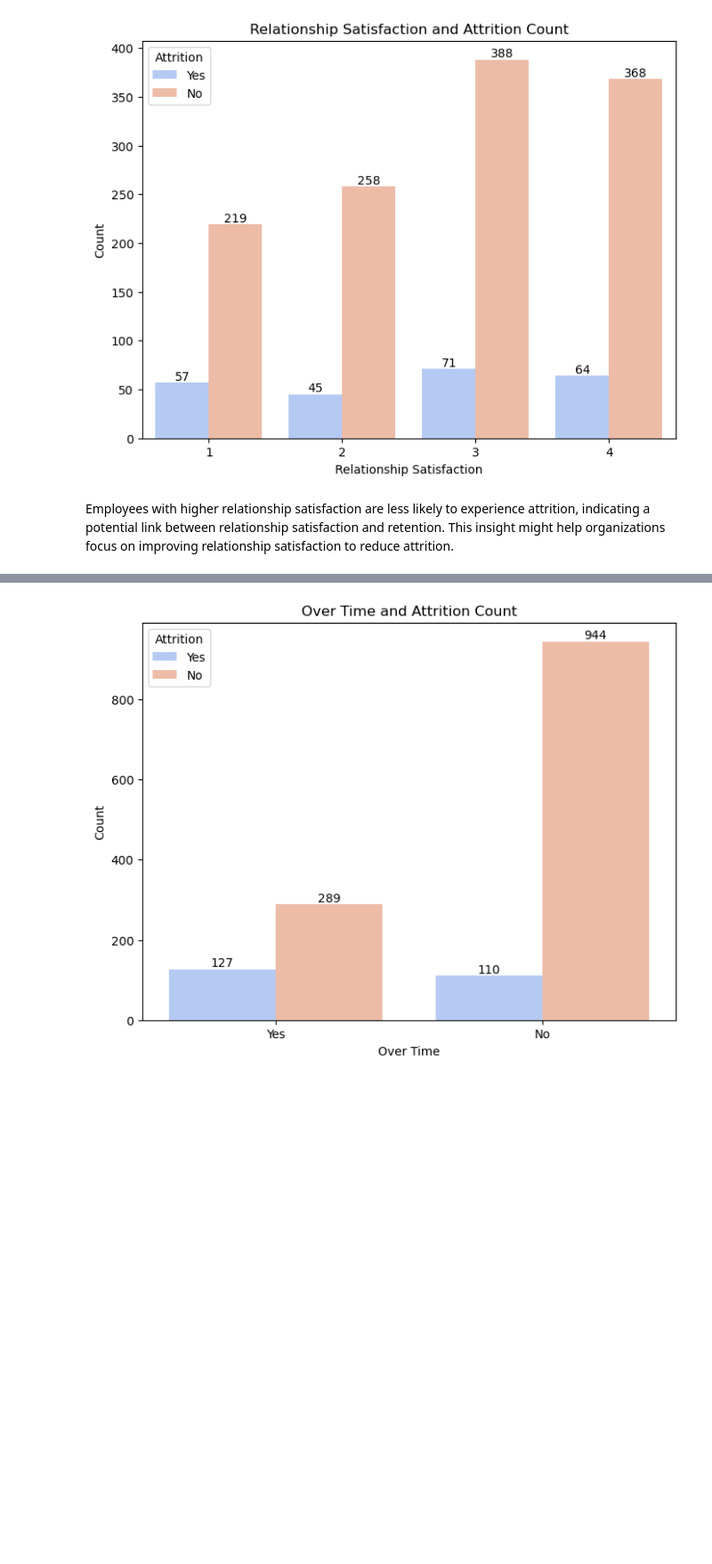
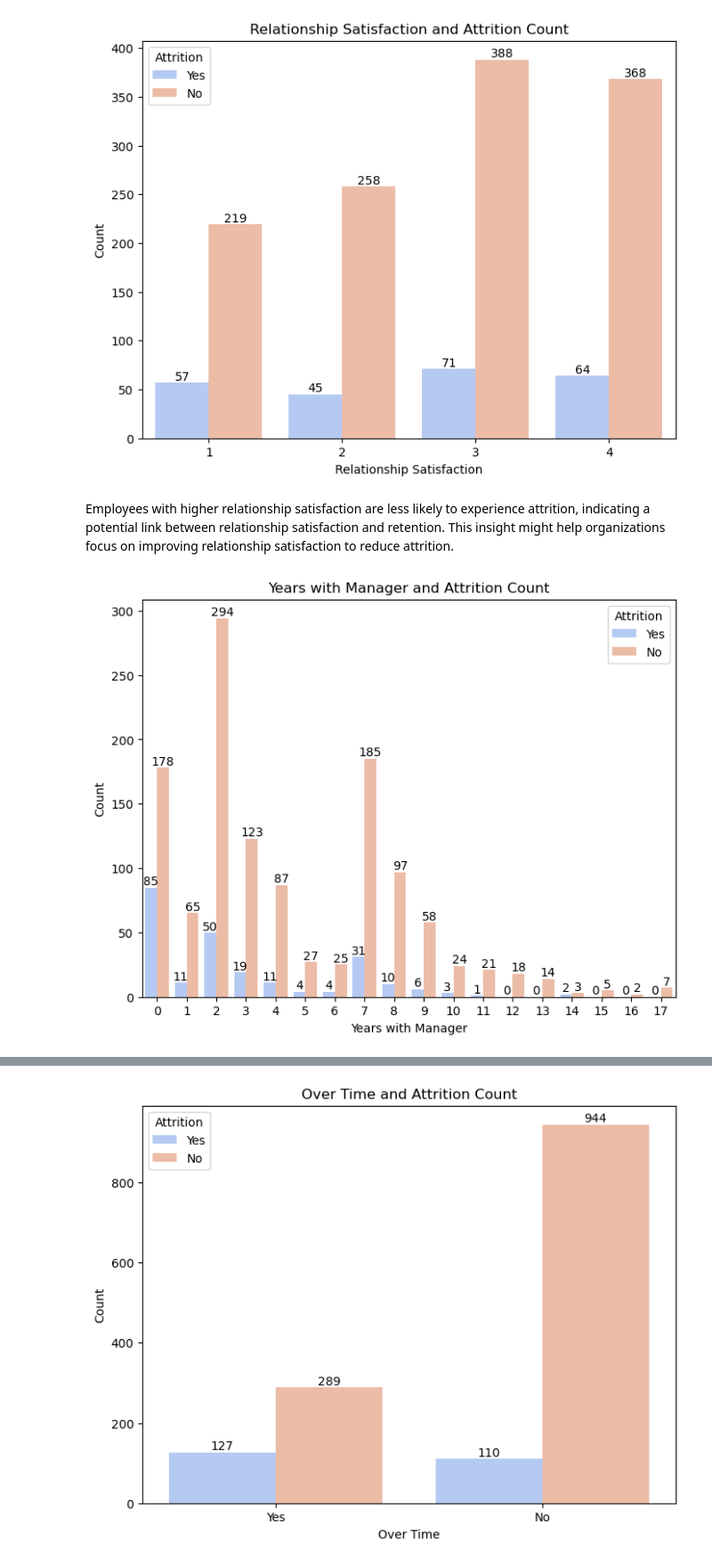
Before and after one commit to Biya96-new/Employee-Attrition-Analysis-EDA, a Jupyter notebook: Attrition.ipynb, the cells around one changed output, grey strips where cells are left out. Shown at 89% size. Drawn from its saved outputs; the diff is of its cells as text; code cells hidden in the pictures; blank space fills up the shorter version.

```diff
--- a/Attrition.ipynb
+++ b/Attrition.ipynb
@@ -349,6 +277,19 @@ plt.ylabel('Count')
 plt.show()
 # %% [output]
 [figure]
-# %% [markdown]
-Employees with higher relationship satisfaction are less likely to experience attrition, indicating a potential link between
-relationship satisfaction and retention. This insight might help organizations focus on improving relationship satisfaction to reduce attrition.
+# %% [markdown]
+Employees with higher relationship satisfaction are less likely to experience attrition, indicating a potential link between
+relationship satisfaction and retention. This insight might help organizations focus on improving relationship satisfaction to reduce attrition.
+# %%
+#Attrition by Years spent with a manager
+plt.figure(figsize=(8, 6))
+ax=sns.countplot(x='YearsWithCurrManager', hue='Attrition', data=df, palette='coolwarm')
+for i in ax.containers:
+    ax.bar_label(i)
+plt.title('Years with Manager and Attrition Count')
+plt.xlabel('Years with Manager')
+plt.ylabel('Count')
+
+plt.show()
+# %% [output]
+[figure, added]
```
Also changed, not shown: parts of 56 cells of this notebook.
